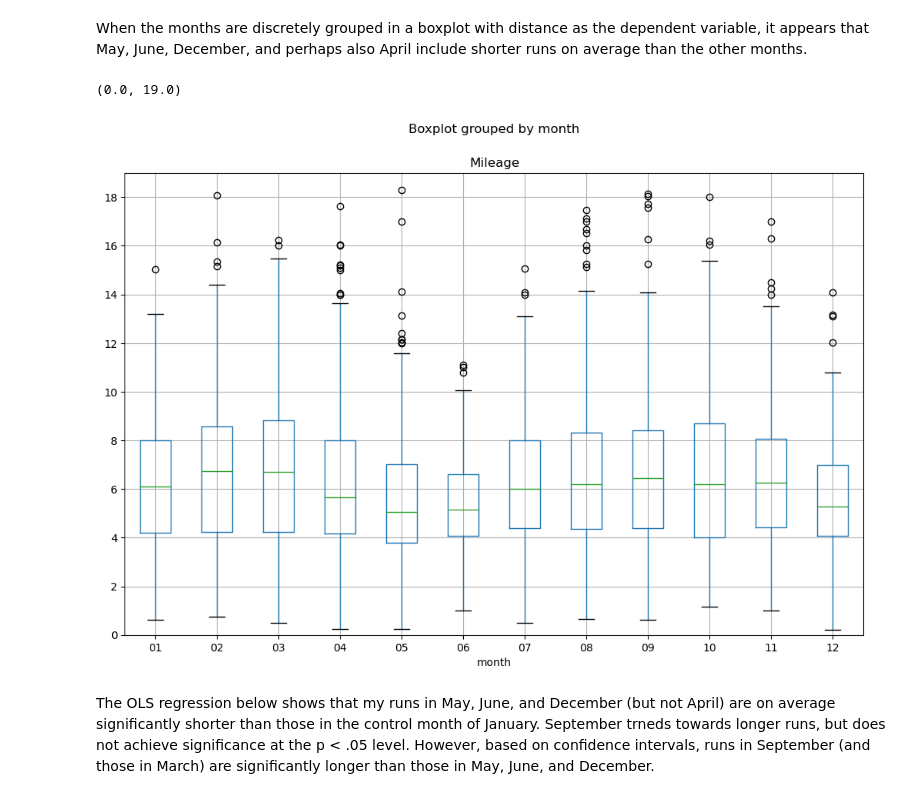
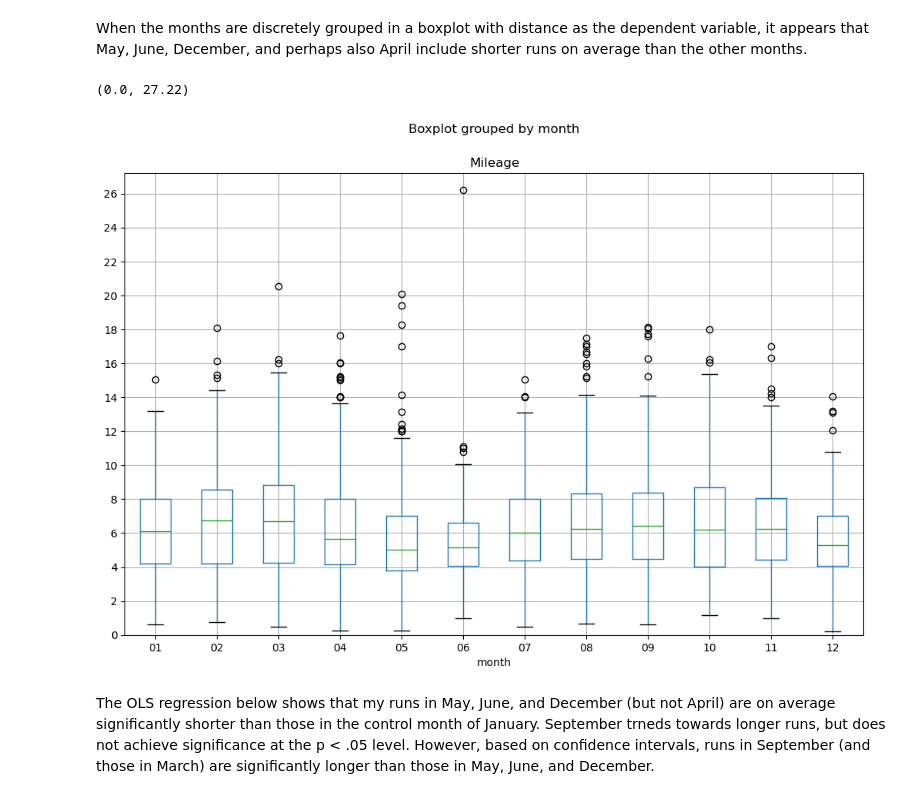
Before and after one commit to adolwick/biof309project, a Jupyter notebook: df_analysis.ipynb, the cells around one changed output. Drawn from its saved outputs; the diff is of its cells as text; code cells hidden in the pictures.

```diff
--- a/df_analysis.ipynb
+++ b/df_analysis.ipynb
@@ -436,10 +469,10 @@ When the months are discretely grouped in a boxplot with distance as the depende
 # %%
 ymd.boxplot('Mileage', by='month', figsize=(12, 8))
 plt.yticks(np.arange(0, max(ymd['Mileage'])+1, 2.0))
-plt.ylim(0,19)
+plt.ylim(0,max(d['Mileage'])+1)
 # %% [output]
-(0.0, 19.0)
+(0.0, 27.22)
-[figure, old version]
+[figure, new version]
 # %% [markdown]
 The OLS regression below shows that my runs in May, June, and December (but not April) are on average significantly shorter than those in the control month of January. September trneds towards longer runs, but does not achieve significance at the p < .05 level. However, based on confidence intervals, runs in September (and those in March) are significantly longer than those in May, June, and December.
 # %%
```
Also changed, not shown: parts of 19 cells of this notebook, 9 other files.
